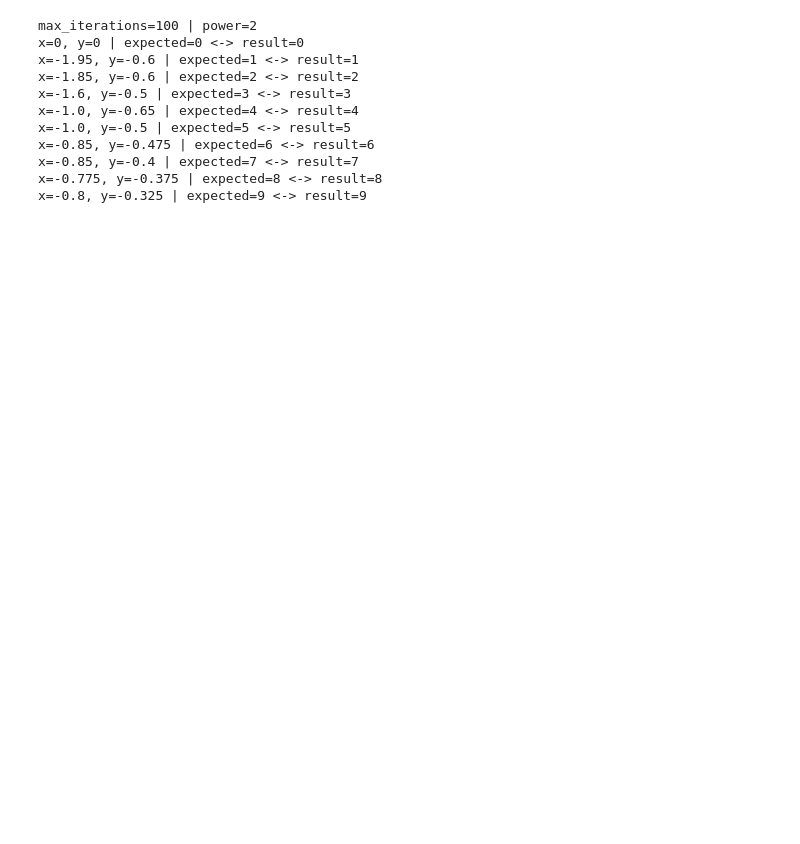
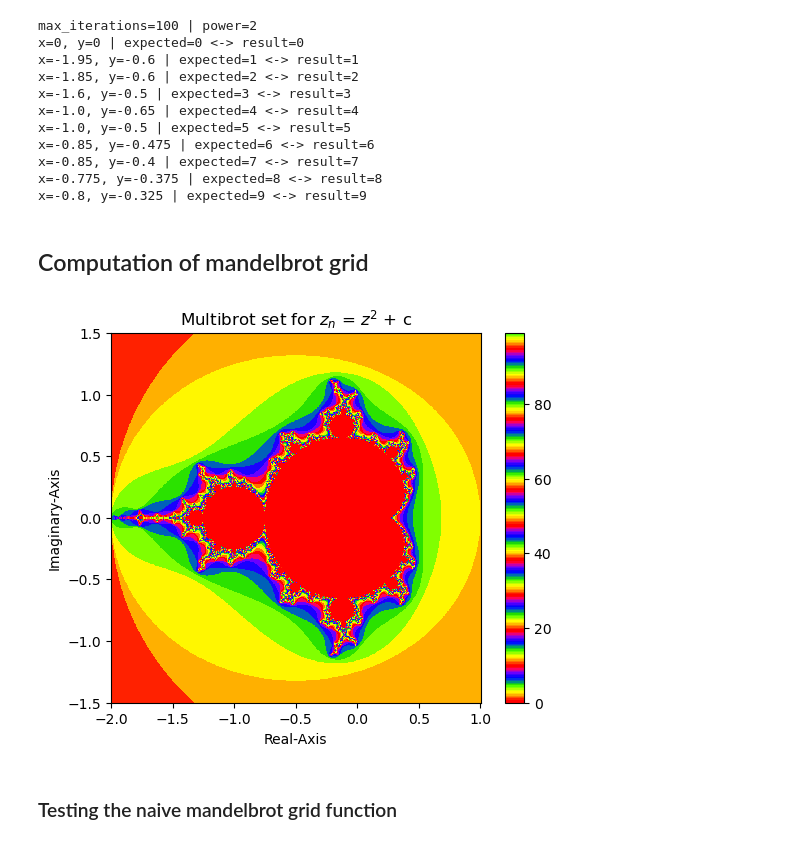
Before and after one commit to Rusbak/mandelbrot-nsc, a Jupyter notebook: mandelbrot.ipynb, the cells around one changed output. Cells and saved outputs as stored; diff of their text form; code cells hidden in the pictures; blank space fills up the shorter version.

Commit message:
Added notebook documentation of mandelbrot grid
average test time: ~3.278 seconds!

```diff
--- a/mandelbrot.ipynb
+++ b/mandelbrot.ipynb
@@ -64,3 +70,45 @@ x=-0.85, y=-0.475 | expected=6 <-> result=6
 x=-0.85, y=-0.4 | expected=7 <-> result=7
 x=-0.775, y=-0.375 | expected=8 <-> result=8
 x=-0.8, y=-0.325 | expected=9 <-> result=9
+# %% [markdown]
+## Computation of mandelbrot grid
+# %%
+def compute_mandelbrot_grid(x_region, y_region, max_iterations, bound, power):
+    mandelbrot_array = []
+
+    for y_value in y_region:
+        row = []
+        for x_value in x_region:
+            point_iteration = mandelbrot_point(x_value, y_value, max_iterations, bound, power)
+            row.append(point_iteration)
+        mandelbrot_array.append(row)
+
+    return mandelbrot_array
+
+# regions
+x_min, x_max = -2, 1
+y_min, y_max = -1.5, 1.5
+
+x_res, y_res = 1024, 1024
+
+x_region = np.linspace(x_min, x_max, x_res)
+y_region = np.linspace(y_min, y_max, y_res)
+
+max_iterations = 100
+bound = 2
+power = 2
+
+mandelbrot_array = compute_mandelbrot_grid(x_region, y_region, max_iterations, bound, power)
+
+ax = plt.axes()
+ax.set_aspect('equal')
+graph = ax.pcolormesh(x_region, y_region, mandelbrot_array, cmap = 'prism')
+plt.colorbar(graph)
+plt.xlabel("Real-Axis")
+plt.ylabel("Imaginary-Axis")
+plt.title('Multibrot set for $z_n$ = $z^2$ + c')
+plt.show()
+# %% [output]
+[figure, added]
+# %% [markdown]
+### Testing the naive mandelbrot grid function
```
Also changed, not shown: parts of 4 cells of this notebook.
